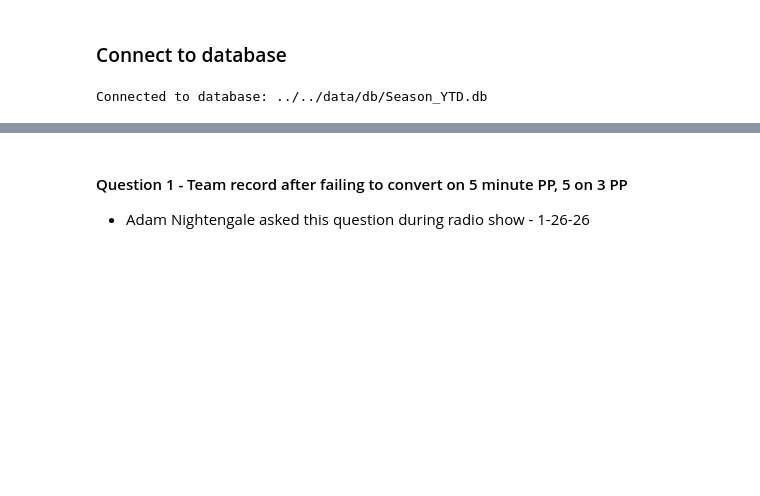
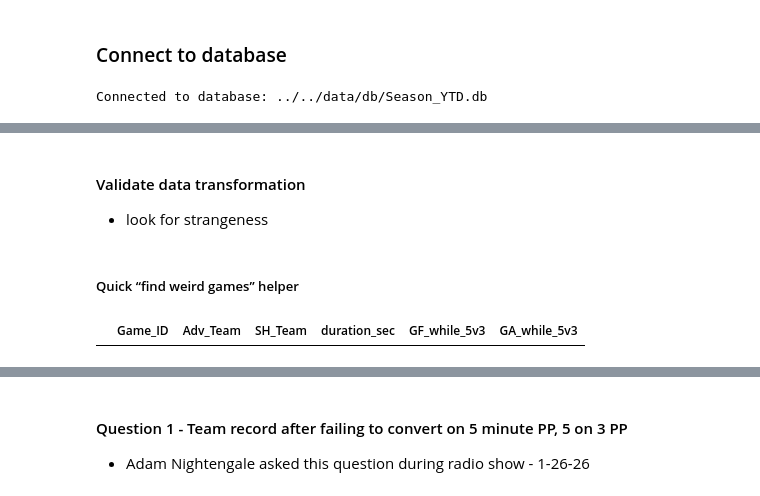
Before and after one commit to JSmith1826/college_hockey_2526, a Jupyter notebook: workbook/visualization_scripts/SQL_Scratchbook.ipynb, the cells around one changed output, grey strips where cells are left out. Cells and saved outputs as stored; diff of their text form; code cells hidden in the pictures; blank space fills up the shorter version.

```diff
--- a/workbook/visualization_scripts/SQL_Scratchbook.ipynb
+++ b/workbook/visualization_scripts/SQL_Scratchbook.ipynb
@@ -552,0 +683,3 @@ opps_53_df, team_53_summary
+# %% [markdown]
+#### Validate data transformation
+- look for strangeness
@@ -552,0 +867,19 @@ opps_53_df, team_53_summary
+# %% [markdown]
+##### Quick “find weird games” helper
+# %%
+def find_weird_53_games(opps_53_df, min_duration_over=300):
+    if opps_53_df is None or opps_53_df.empty:
+        return pd.DataFrame()
+
+    weird = opps_53_df[
+        (opps_53_df["GA_while_5v3"] > 0) |
+        (opps_53_df["GF_while_5v3"] >= 2) |
+        (opps_53_df["duration_sec"] > min_duration_over)
+    ].copy()
+
+    return weird.sort_values(["GA_while_5v3", "GF_while_5v3", "duration_sec"], ascending=False)
+
+weird_games = find_weird_53_games(opps_53_df)
+weird_games[["Game_ID", "Adv_Team", "SH_Team", "duration_sec", "GF_while_5v3", "GA_while_5v3"]].head(20)
+# %% [output]
+|  | Game_ID | Adv_Team | SH_Team | duration_sec | GF_while_5v3 | GA_while_5v3 |
```
Also changed, not shown: parts of 17 cells of this notebook.
